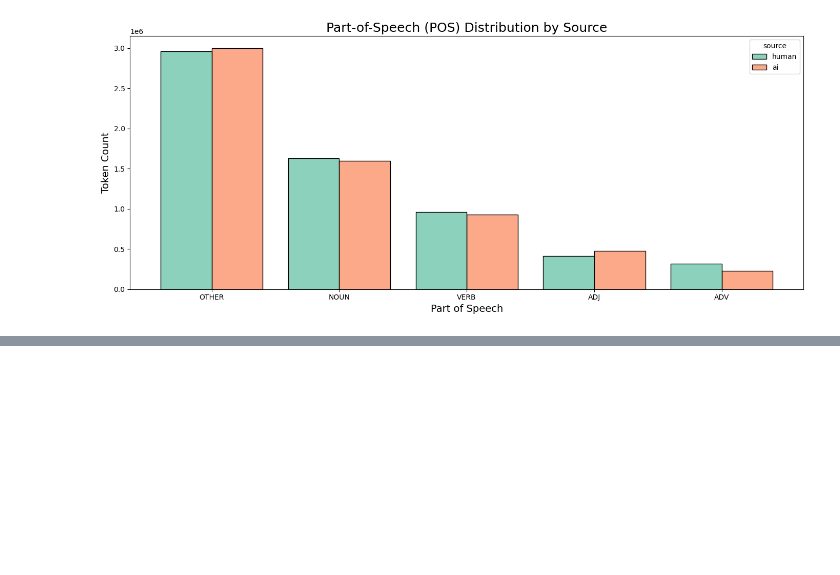
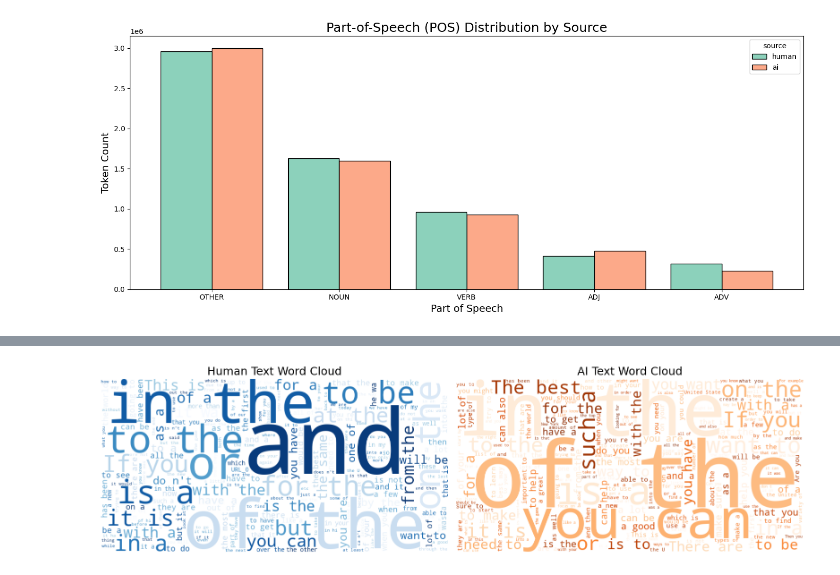
Before and after one commit to BenGaistAI/ai_detection, a Jupyter notebook: main_notebook.ipynb, the cells around one changed output, grey strips where cells are left out. Cells and saved outputs as stored; diff of their text form; code cells hidden in the pictures; blank space fills up the shorter version.

```diff
--- a/main_notebook.ipynb
+++ b/main_notebook.ipynb
@@ -654,0 +718,23 @@ plt.show()
+# %%
+human_text = " ".join(df_small.loc[df_small["source"].str.lower() == "human", "text"].dropna().astype(str))
+ai_text    = " ".join(df_small.loc[df_small["source"].str.lower() == "ai", "text"].dropna().astype(str))
+
+# --- Create word clouds ---
+human_wc = WordCloud(width=800, height=400, background_color="white", colormap="Blues", stopwords="english").generate(human_text)
+ai_wc    = WordCloud(width=800, height=400, background_color="white", colormap="Oranges", stopwords="english").generate(ai_text)
+
+# --- Plot side by side ---
+fig, axes = plt.subplots(1, 2, figsize=(16, 8))
+
+axes[0].imshow(human_wc, interpolation="bilinear")
+axes[0].set_title("Human Text Word Cloud", fontsize=18)
+axes[0].axis("off")
+
+axes[1].imshow(ai_wc, interpolation="bilinear")
+axes[1].set_title("AI Text Word Cloud", fontsize=18)
+axes[1].axis("off")
+
+plt.tight_layout()
+plt.show()
+# %% [output]
+[figure, added]
```
Also changed, not shown: parts of 8 cells of this notebook.
